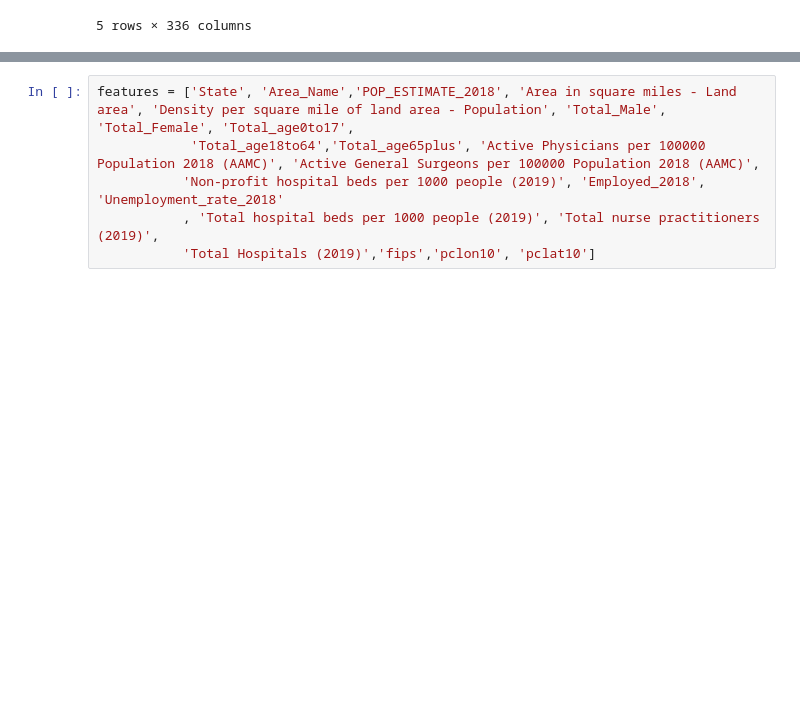
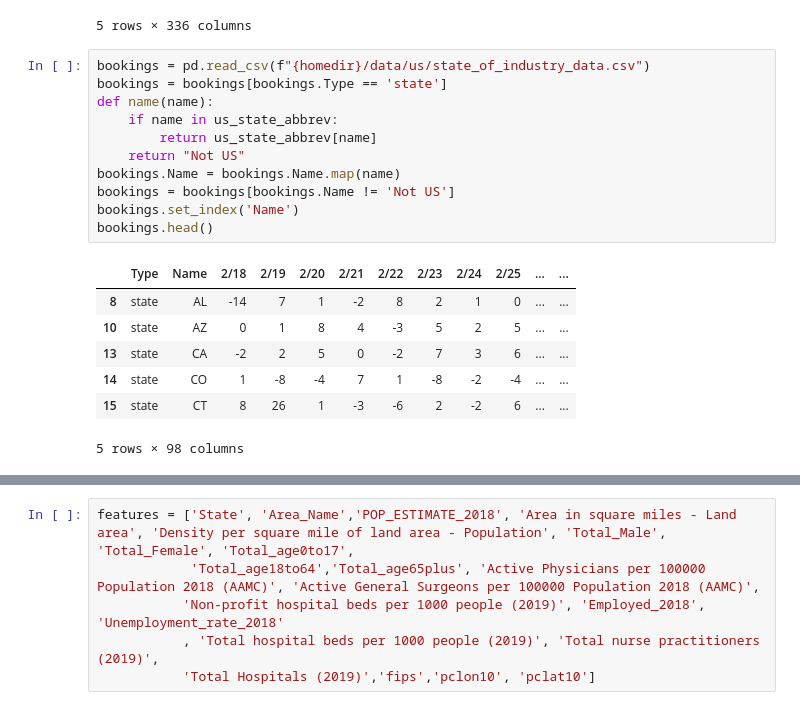
Before and after one commit to majesticfish/CS156B-Covid-Challenge, a Jupyter notebook: exploratory/Sean's Notebook/Just XY, please.ipynb, the cells around one changed output, grey strips where cells are left out. Saved outputs shown, nothing was run; the diff lists cells and outputs as text; blank space fills up the shorter version.

```diff
--- a/exploratory/Sean's Notebook/Just XY, please.ipynb
+++ b/exploratory/Sean's Notebook/Just XY, please.ipynb
@@ -79,3 +78,22 @@ df_jhu_merged_states.head()
 | 1007 | AL | Bibb County | 1.0 | 1.0 | 0.0 | ... |
 | 1009 | AL | Blount County | 1.0 | 1.0 | 0.0 | ... |
 5 rows × 336 columns
+# %%
+bookings = pd.read_csv(f"{homedir}/data/us/state_of_industry_data.csv")
+bookings = bookings[bookings.Type == 'state']
+def name(name):
+    if name in us_state_abbrev:
+        return us_state_abbrev[name]
+    return "Not US"
+bookings.Name = bookings.Name.map(name)
+bookings = bookings[bookings.Name != 'Not US']
+bookings.set_index('Name')
+bookings.head()
+# %% [output]
+|  | Type | Name | 2/18 | 2/19 | 2/20 | 2/21 | 2/22 | 2/23 | 2/24 | 2/25 | ... | ... |
+| 8 | state | AL | -14 | 7 | 1 | -2 | 8 | 2 | 1 | 0 | ... | ... |
+| 10 | state | AZ | 0 | 1 | 8 | 4 | -3 | 5 | 2 | 5 | ... | ... |
+| 13 | state | CA | -2 | 2 | 5 | 0 | -2 | 7 | 3 | 6 | ... | ... |
+| 14 | state | CO | 1 | -8 | -4 | 7 | 1 | -8 | -2 | -4 | ... | ... |
+| 15 | state | CT | 8 | 26 | 1 | -3 | -6 | 2 | -2 | 6 | ... | ... |
+5 rows × 98 columns
```
Also changed, not shown: parts of 17 cells of this notebook, 2 other files.
